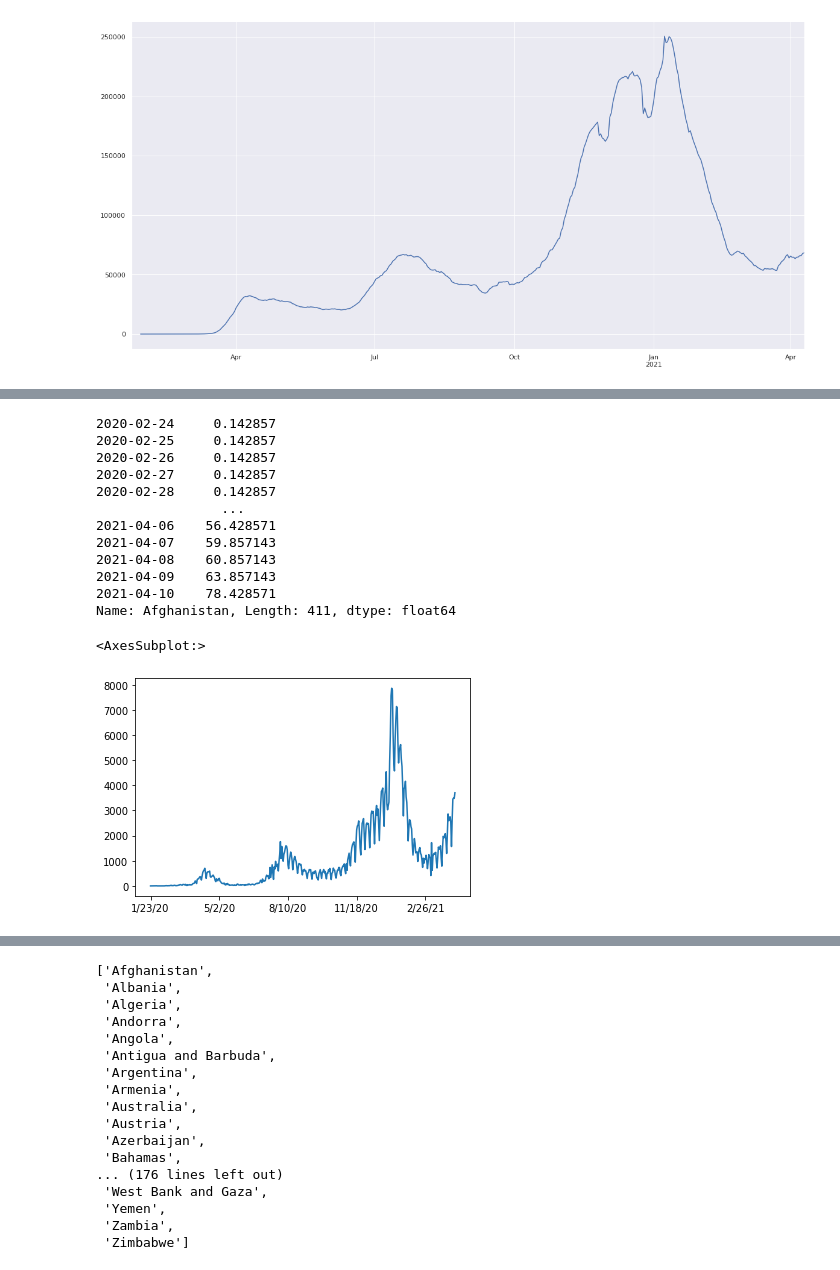
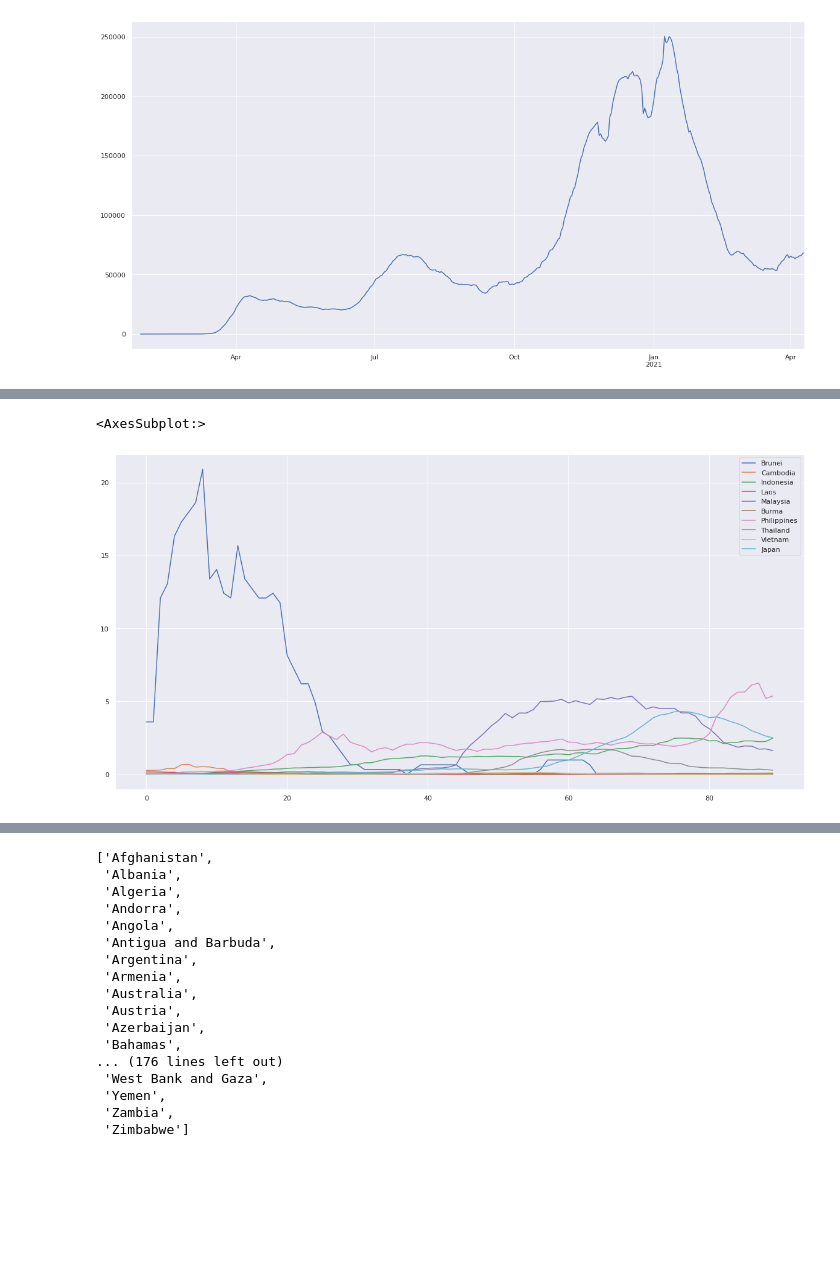
Before and after one commit to daikichidaze/COVID-19-analysis, a Jupyter notebook: notebook/02_eda_daily_data.ipynb, the cells around one changed output, grey strips where cells are left out. Cells and saved outputs as stored; diff of their text form; code cells hidden in the pictures; blank space fills up the shorter version.

```diff
--- a/notebook/02_eda_daily_data.ipynb
+++ b/notebook/02_eda_daily_data.ipynb
@@ -107,20 +100,0 @@ for dt, c in df_rolling.iteritems():
-# %%
-c[c>0]
-# %% [output]
-2020-02-24     0.142857
-2020-02-25     0.142857
-2020-02-26     0.142857
-2020-02-27     0.142857
-2020-02-28     0.142857
-                ...
-2021-04-06    56.428571
-2021-04-07    59.857143
-2021-04-08    60.857143
-2021-04-09    63.857143
-2021-04-10    78.428571
-Name: Afghanistan, Length: 411, dtype: float64
-# %%
-df_diff.T['Japan'].plot.line()
-# %% [output]
-<AxesSubplot:>
-[figure, removed]
@@ -126,0 +126,5 @@ df_diff.T['Japan'].plot.line()
+# %%
+df_90days_rolling_norm[['Brunei','Cambodia','Indonesia','Laos','Malaysia','Burma','Philippines','Thailand','Vietnam','Japan']].plot.line()
+# %% [output]
+<AxesSubplot:>
+[figure, added]
```
Also changed, not shown: parts of 9 cells of this notebook.
